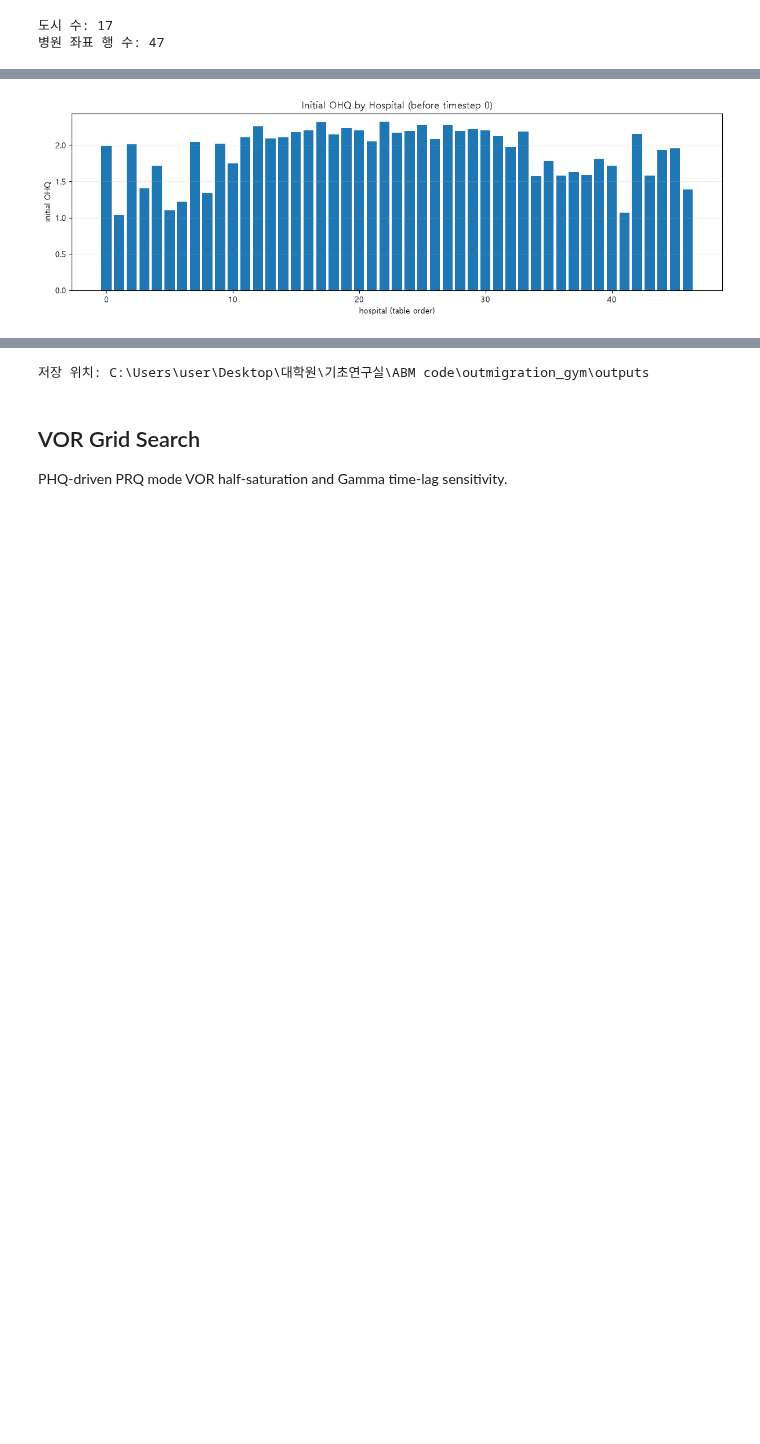
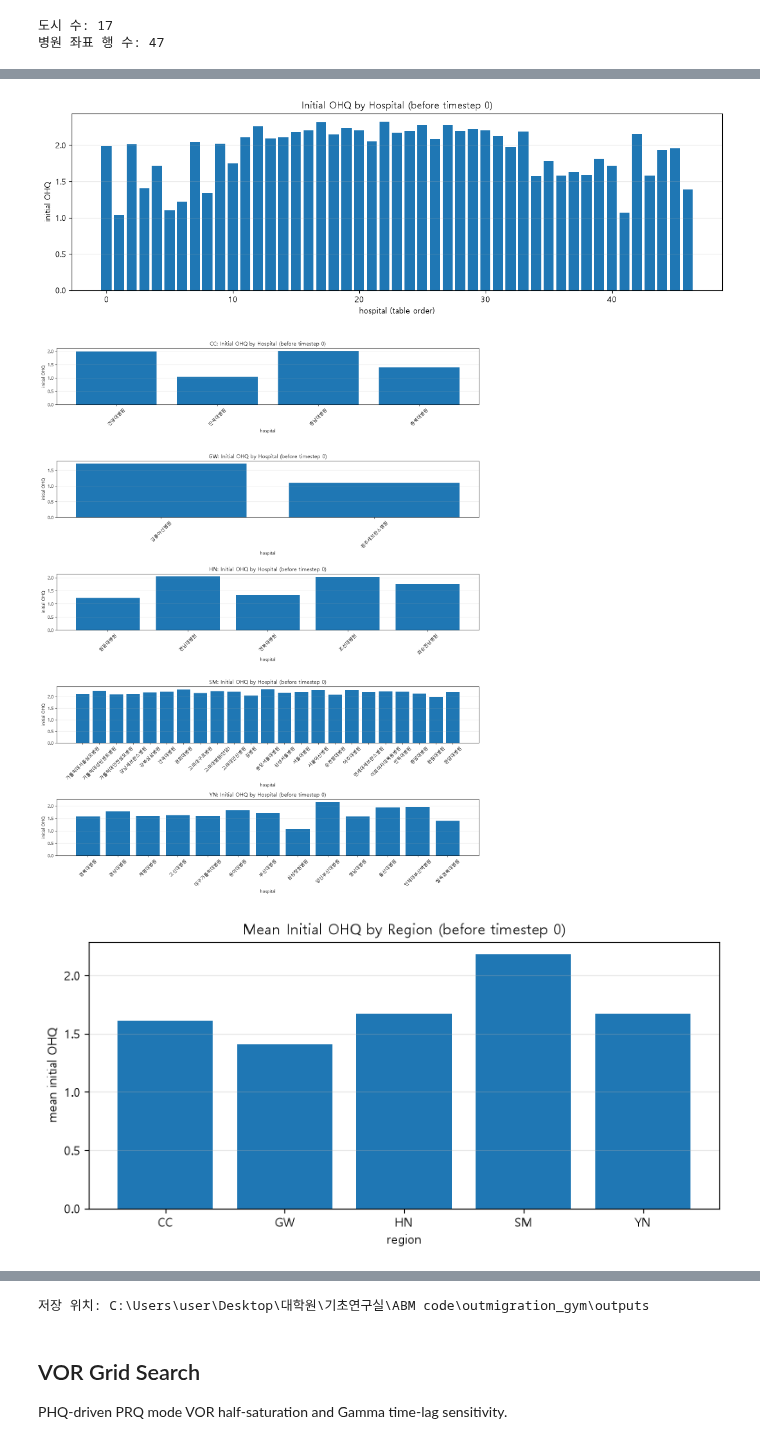
Before and after one commit to hshoon16/outmigration_gym, a Jupyter notebook: outmigration_runner.ipynb, the cells around one changed output, grey strips where cells are left out. Cells and saved outputs as stored; diff of their text form; code cells hidden in the pictures; blank space fills up the shorter version.

```diff
--- a/outmigration_runner.ipynb
+++ b/outmigration_runner.ipynb
@@ -118,33 +118,58 @@ initial_ohq_table = pd.DataFrame({
 }).sort_values(['region', 'hospital']).reset_index(drop=True)
 display(initial_ohq_table)
 
 plt.figure(figsize=(12, 4))
 plt.bar(np.arange(len(initial_ohq_table)), initial_ohq_table['initial_OHQ'])
 plt.title('Initial OHQ by Hospital (before timestep 0)')
 plt.xlabel('hospital (table order)')
 plt.ylabel('initial OHQ')
 plt.grid(axis='y', alpha=0.3)
 plt.tight_layout()
 plt.show()
+
+# 2026-10-12: show the initialized hospital OHQ separately for each region.
+regions = initial_ohq_table['region'].drop_duplicates().to_list()
+fig, axes = plt.subplots(len(regions), 1, figsize=(14, 3.5 * len(regions)), squeeze=False)
+for ax, region in zip(axes.ravel(), regions):
+    regional_ohq = initial_ohq_table.loc[initial_ohq_table['region'] == region]
+    ax.bar(regional_ohq['hospital'], regional_ohq['initial_OHQ'])
+    ax.set(title=f'{region}: Initial OHQ by Hospital (before timestep 0)', xlabel='hospital', ylabel='initial OHQ')
+    ax.tick_params(axis='x', rotation=45)
+    ax.grid(axis='y', alpha=0.3)
+fig.tight_layout()
+plt.show()
+
+# 2026-10-12: summarize initialized OHQ as one mean value per hospital region.
+initial_ohq_mean_by_region = initial_ohq_table.groupby('region', sort=False)['initial_OHQ'].mean()
+plt.figure(figsize=(8, 4))
+plt.bar(initial_ohq_mean_by_region.index, initial_ohq_mean_by_region.values)
+plt.title('Mean Initial OHQ by Region (before timestep 0)')
+plt.xlabel('region')
+plt.ylabel('mean initial OHQ')
+plt.grid(axis='y', alpha=0.3)
+plt.tight_layout()
+plt.show()
 # %% [output]
 |  | hospital | region | initial_OHQ |
 | 0 | 건양대병원 | CC | 1.987378 |
 | 1 | 단국대병원 | CC | 1.039300 |
 | 2 | 충남대병원 | CC | 2.013160 |
 | 3 | 충북대병원 | CC | 1.403787 |
 | 4 | 강릉아산병원 | GW | 1.713371 |
 | 5 | 원주세브란스병원 | GW | 1.100411 |
 | 6 | 원광대병원 | HN | 1.218705 |
 | 7 | 전남대병원 | HN | 2.045294 |
 | 8 | 전북대병원 | HN | 1.338536 |
 | 9 | 조선대병원 | HN | 2.015814 |
 | ... | ... | ... | ... |
 | 42 | 양산부산대병원 | YN | 2.159098 |
 | 43 | 영남대병원 | YN | 1.580579 |
 | 44 | 울산대병원 | YN | 1.934548 |
 | 45 | 인제대부산백병원 | YN | 1.954745 |
 | 46 | 칠곡경북대병원 | YN | 1.391371 |
 [figure]
+[figure, added]
+[figure, added]
 # %%
 hospital_names = sim.df_Hospital_info['nm_hospital'].astype(str).to_numpy()
 region_labels = list(parameter_set.dict_parameter_initial_PRQ.keys())
```
Also changed, not shown: parts of 8 cells of this notebook, 11 other files.
